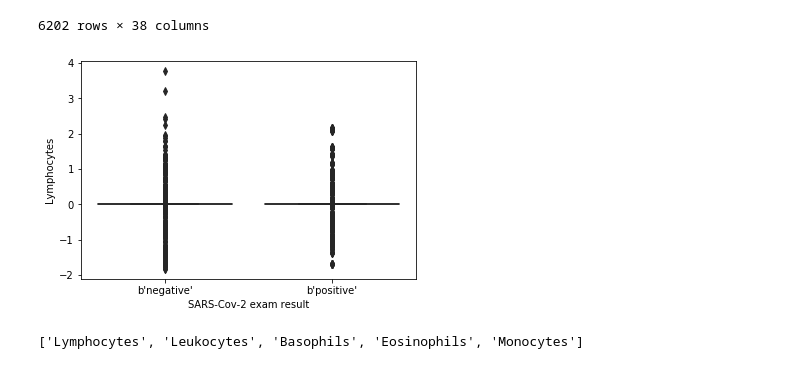
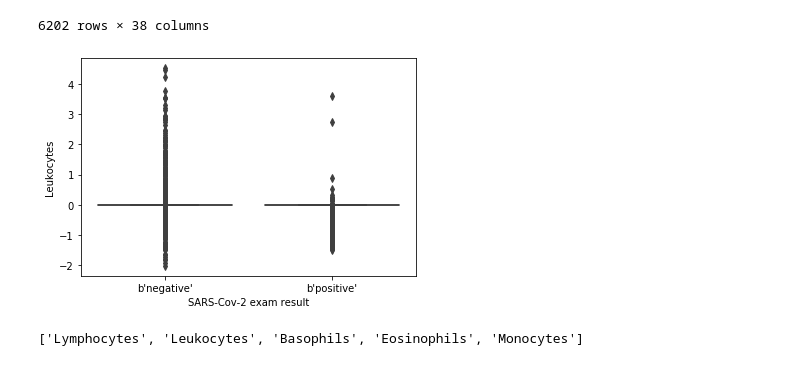
Before and after one commit to nawaritlk/Dataminig_Project_Visualization, a Jupyter notebook: realvisualization.ipynb, the cells around one changed output. Drawn from its saved outputs; the diff is of its cells as text; code cells hidden in the pictures.

```diff
--- a/realvisualization.ipynb
+++ b/realvisualization.ipynb
@@ -54,9 +54,9 @@ balancedata
 | 6201 | 19.0 | b'positive' | 0.0 | 0.549252 | ... |
 6202 rows × 38 columns
 # %%
-#ax = sns.boxplot(x="SARS-Cov-2 exam result", y="Lymphocytes",data=balancedata )
+ax = sns.boxplot(x="SARS-Cov-2 exam result", y="Leukocytes",data=balancedata )
 # %% [output]
-[figure, old version]
+[figure, new version]
 # %%
 whiteBloodCell = ['Lymphocytes','Leukocytes','Basophils','Eosinophils','Monocytes']
 # %%
```
Also changed, not shown: parts of 2 cells of this notebook, 3 other files.
